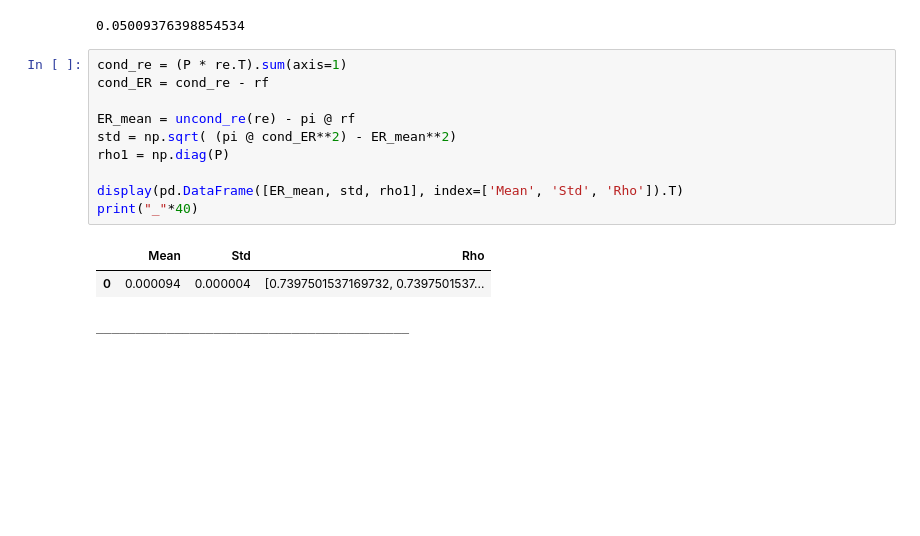
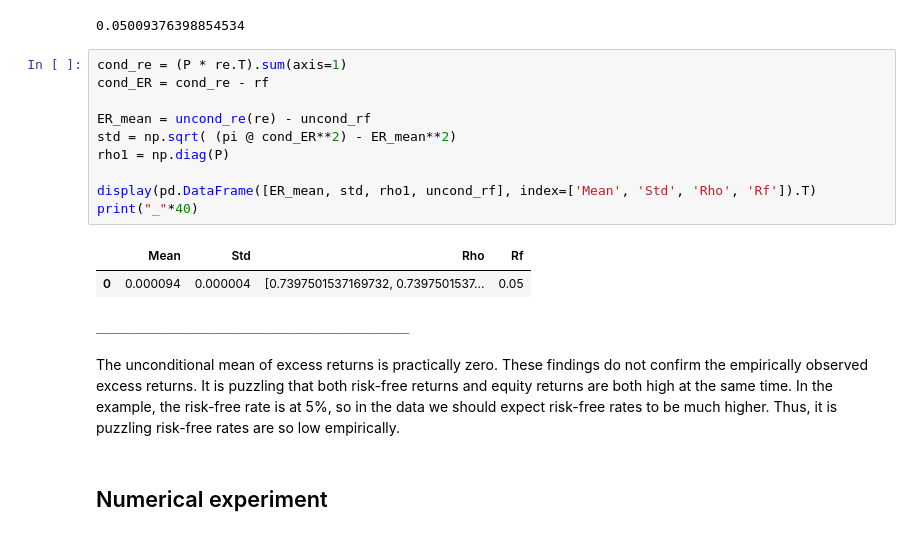
Before and after one commit to Cstolborg/MehraPrescott, a Jupyter notebook: main.ipynb, the cells around one changed output. Saved outputs shown, nothing was run; the diff lists cells and outputs as text; blank space fills up the shorter version.

```diff
--- a/main.ipynb
+++ b/main.ipynb
@@ -275,14 +275,18 @@ re_uncond
 # %%
 cond_re = (P * re.T).sum(axis=1)
 cond_ER = cond_re - rf
 
-ER_mean = uncond_re(re) - pi @ rf
+ER_mean = uncond_re(re) - uncond_rf
 std = np.sqrt( (pi @ cond_ER**2) - ER_mean**2)
 rho1 = np.diag(P)
 
-display(pd.DataFrame([ER_mean, std, rho1], index=['Mean', 'Std', 'Rho']).T)
+display(pd.DataFrame([ER_mean, std, rho1, uncond_rf], index=['Mean', 'Std', 'Rho', 'Rf']).T)
 print("_"*40)
 # %% [output]
-|  | Mean | Std | Rho |
-| 0 | 0.000094 | 0.000004 | [0.7397501537169732, 0.7397501537... |
+|  | Mean | Std | Rho | Rf |
+| 0 | 0.000094 | 0.000004 | [0.7397501537169732, 0.7397501537... | 0.05 |
 ________________________________________
+# %% [markdown]
+The unconditional mean of excess returns is practically zero. These findings do not confirm the empirically observed excess returns. It is puzzling that both risk-free returns and equity returns are both high at the same time. In the example, the risk-free rate is at 5\%, so in the data we should expect risk-free rates to be much higher. Thus, it is puzzling risk-free rates are so low empirically.
+# %% [markdown]
+## Numerical experiment
```
Also changed, not shown: parts of 8 cells of this notebook, 6 other files.
